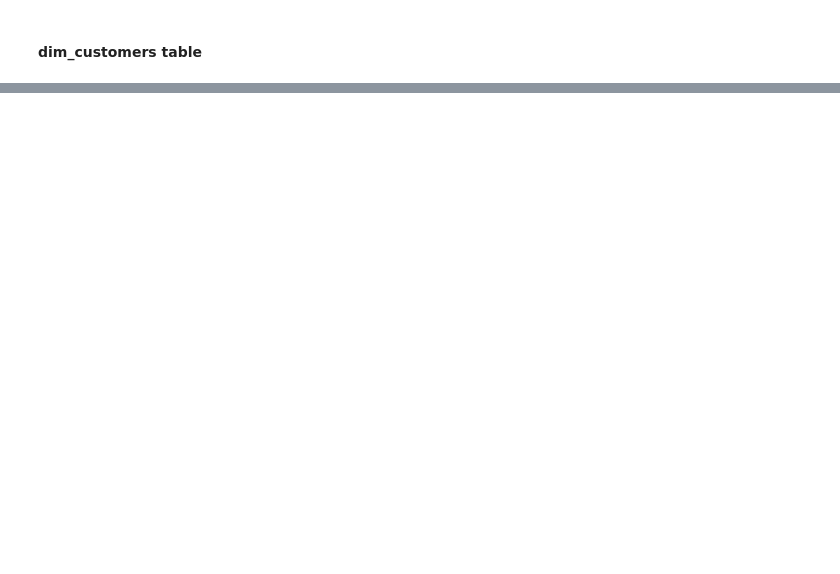
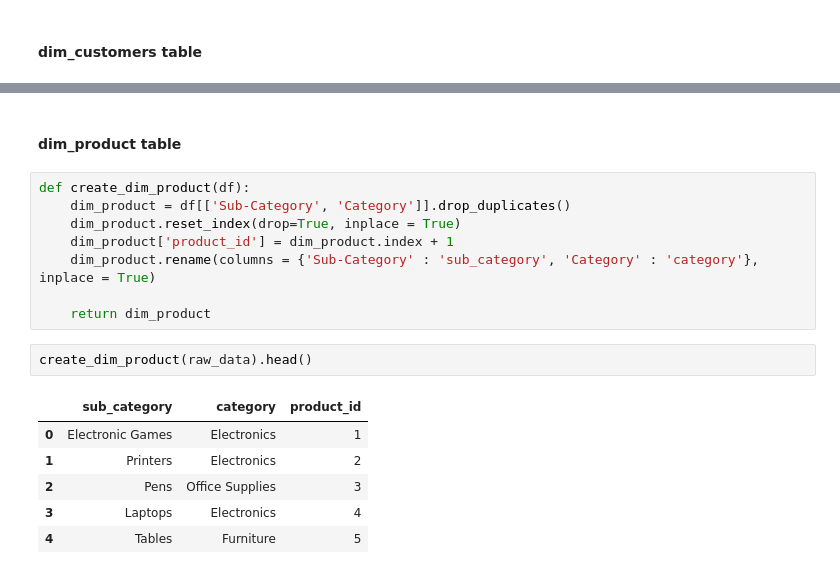
Before and after one commit to dwegrzyniak1/sales_data_warehouse, a Jupyter notebook: notebooks/ETL.ipynb, the cells around one changed output, grey strips where cells are left out. Cells and saved outputs as stored; diff of their text form; blank space fills up the shorter version.

```diff
--- a/notebooks/ETL.ipynb
+++ b/notebooks/ETL.ipynb
@@ -64,0 +50,19 @@ Name: count, Length: 802, dtype: int64
+# %% [markdown]
+#### dim_product table ####
+# %%
+def create_dim_product(df):
+    dim_product = df[['Sub-Category', 'Category']].drop_duplicates()
+    dim_product.reset_index(drop=True, inplace = True)
+    dim_product['product_id'] = dim_product.index + 1
+    dim_product.rename(columns = {'Sub-Category' : 'sub_category', 'Category' : 'category'}, inplace = True)
+
+    return dim_product
+# %%
+create_dim_product(raw_data).head()
+# %% [output]
+|  | sub_category | category | product_id |
+| 0 | Electronic Games | Electronics | 1 |
+| 1 | Printers | Electronics | 2 |
+| 2 | Pens | Office Supplies | 3 |
+| 3 | Laptops | Electronics | 4 |
+| 4 | Tables | Furniture | 5 |
```
Also changed, not shown: parts of 28 cells of this notebook, 1 other file.
